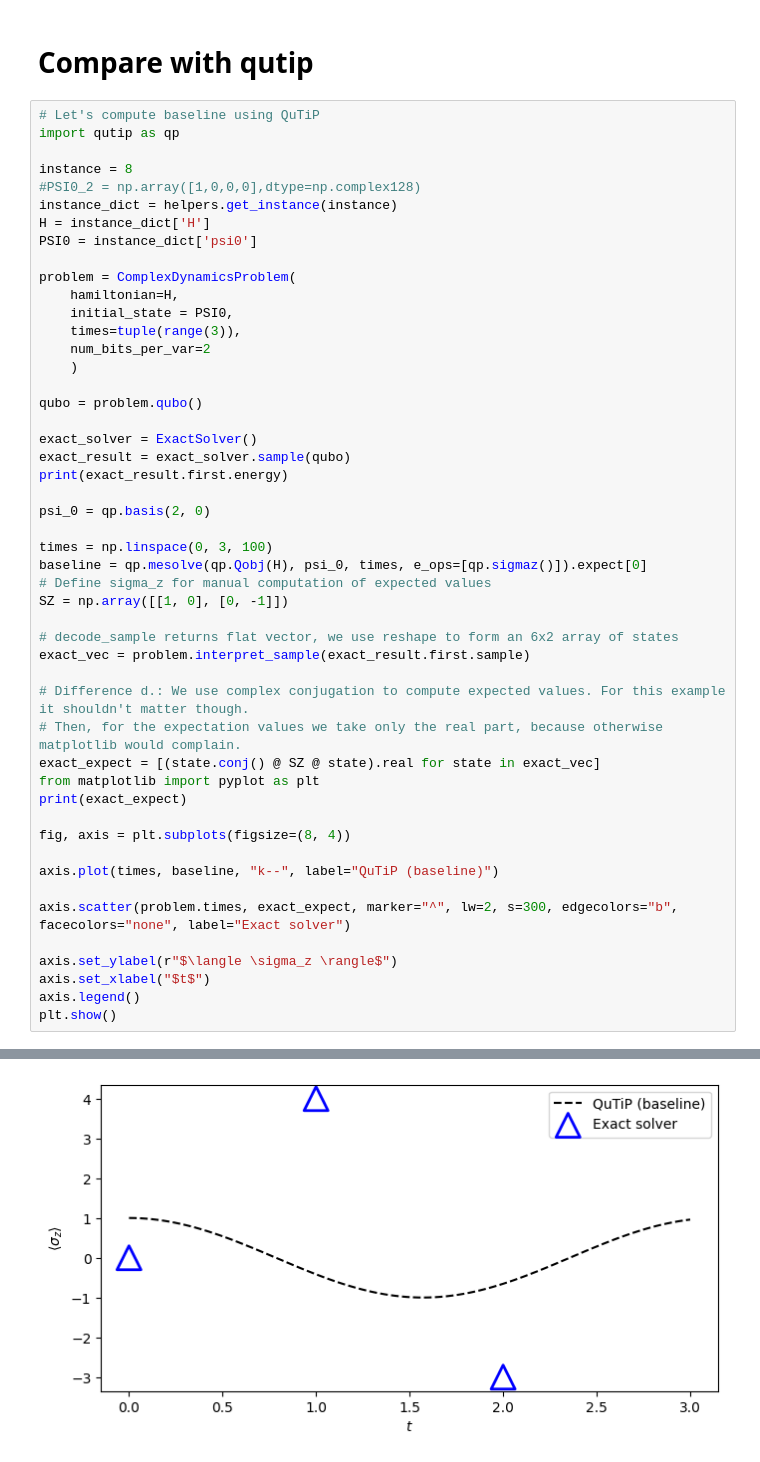
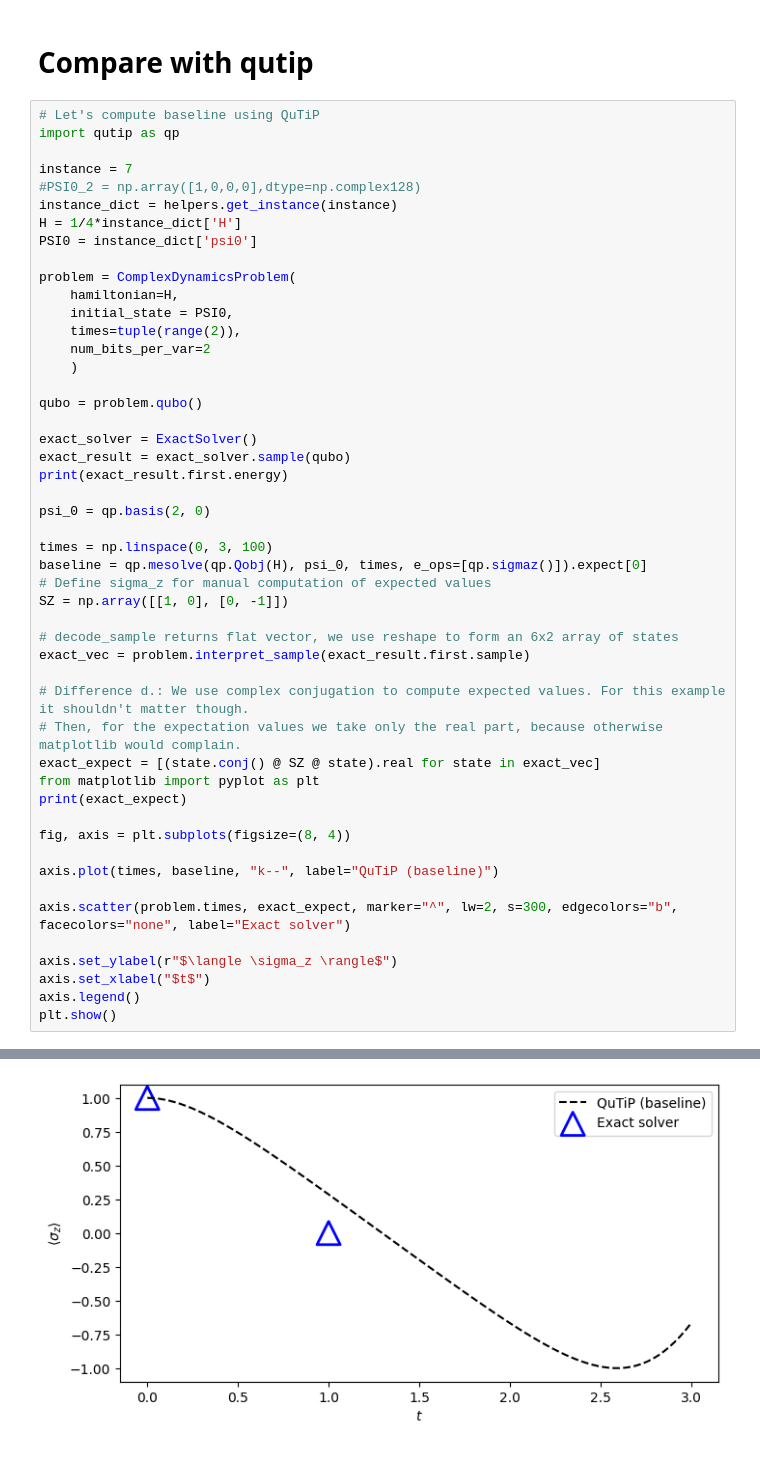
Before and after one commit to atg205/DWaveDynamics, a Jupyter notebook: notebooks/verfication.ipynb, the cells around one changed output, grey strips where cells are left out. Cells and saved outputs as stored; diff of their text form.

Commit message:
instances for system 9

```diff
--- a/notebooks/verfication.ipynb
+++ b/notebooks/verfication.ipynb
@@ -292,16 +292,16 @@ np.float64(-5.329070518200751e-15)
 # Let's compute baseline using QuTiP
 import qutip as qp
 
-instance = 8
+instance = 7
 #PSI0_2 = np.array([1,0,0,0],dtype=np.complex128)
 instance_dict = helpers.get_instance(instance)
-H = instance_dict['H']
+H = 1/4*instance_dict['H']
 PSI0 = instance_dict['psi0']
 
 problem = ComplexDynamicsProblem(
     hamiltonian=H,
     initial_state = PSI0,
-    times=tuple(range(3)),
+    times=tuple(range(2)),
     num_bits_per_var=2
     )
 
@@ -354 +350 @@ array([[ 0.54030231+0.j, -0.84147098+0.j],
-[figure, old version]
+[figure, new version]
```
Also changed, not shown: parts of 2 cells of this notebook, 31 other files.
